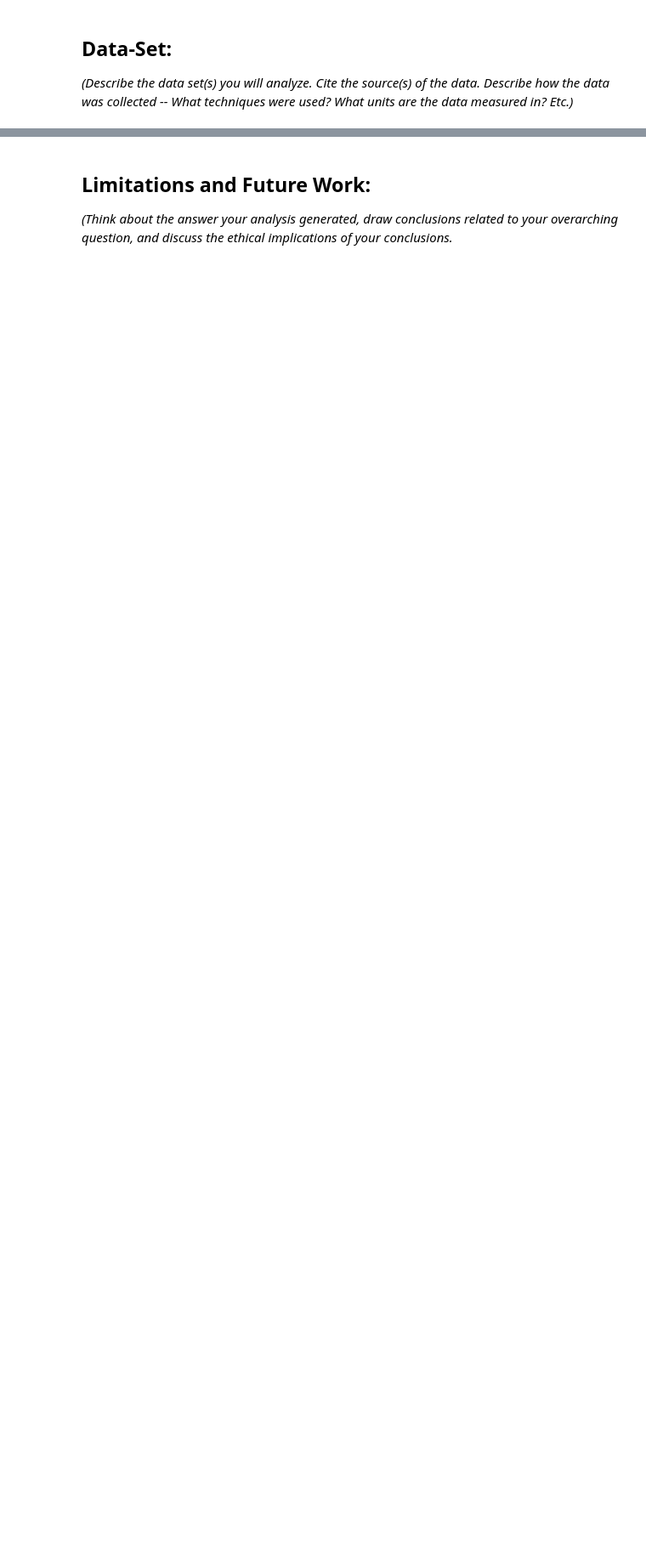
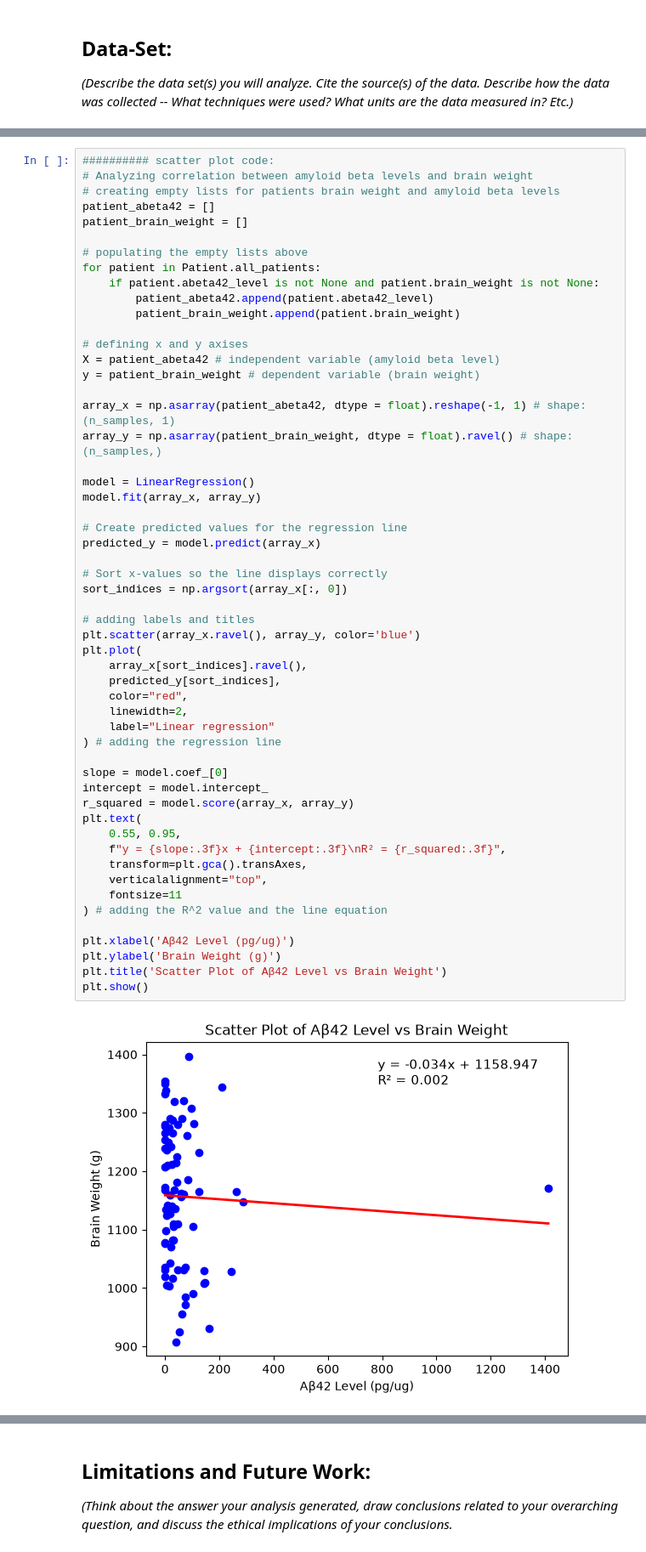
Before and after one commit to clairemee/BME2315_Module1, a Jupyter notebook: Module 1 Claire.ipynb, the cells around one changed output, grey strips where cells are left out. Shown at 85% size. Saved outputs shown, nothing was run; the diff lists cells and outputs as text; blank space fills up the shorter version.

```diff
--- a/Module 1 Claire.ipynb
+++ b/Module 1 Claire.ipynb
@@ -71,0 +220,56 @@ Wu, C. K., & Fuh, J. L. (2025). *A 2025 update on treatment strategies for the A
+# %%
+########## scatter plot code:
+# Analyzing correlation between amyloid beta levels and brain weight
+# creating empty lists for patients brain weight and amyloid beta levels
+patient_abeta42 = []
+patient_brain_weight = []
+
+# populating the empty lists above
+for patient in Patient.all_patients:
+    if patient.abeta42_level is not None and patient.brain_weight is not None:
+        patient_abeta42.append(patient.abeta42_level)
+        patient_brain_weight.append(patient.brain_weight)
+
+# defining x and y axises
+X = patient_abeta42 # independent variable (amyloid beta level)
+y = patient_brain_weight # dependent variable (brain weight)
+
+array_x = np.asarray(patient_abeta42, dtype = float).reshape(-1, 1) # shape: (n_samples, 1)
+array_y = np.asarray(patient_brain_weight, dtype = float).ravel() # shape: (n_samples,)
+
+model = LinearRegression()
+model.fit(array_x, array_y)
+
+# Create predicted values for the regression line
+predicted_y = model.predict(array_x)
+
+# Sort x-values so the line displays correctly
+sort_indices = np.argsort(array_x[:, 0])
+
+# adding labels and titles
+plt.scatter(array_x.ravel(), array_y, color='blue')
+plt.plot(
+    array_x[sort_indices].ravel(),
+    predicted_y[sort_indices],
+    color="red",
+    linewidth=2,
+    label="Linear regression"
+) # adding the regression line
+
+slope = model.coef_[0]
+intercept = model.intercept_
+r_squared = model.score(array_x, array_y)
+plt.text(
+    0.55, 0.95,
+    f"y = {slope:.3f}x + {intercept:.3f}\nR² = {r_squared:.3f}",
+    transform=plt.gca().transAxes,
+    verticalalignment="top",
+    fontsize=11
+) # adding the R^2 value and the line equation
+
+plt.xlabel('Aβ42 Level (pg/ug)')
+plt.ylabel('Brain Weight (g)')
+plt.title('Scatter Plot of Aβ42 Level vs Brain Weight')
+plt.show()
+# %% [output]
+[figure, added]
```
Also changed, not shown: parts of 10 cells of this notebook.
